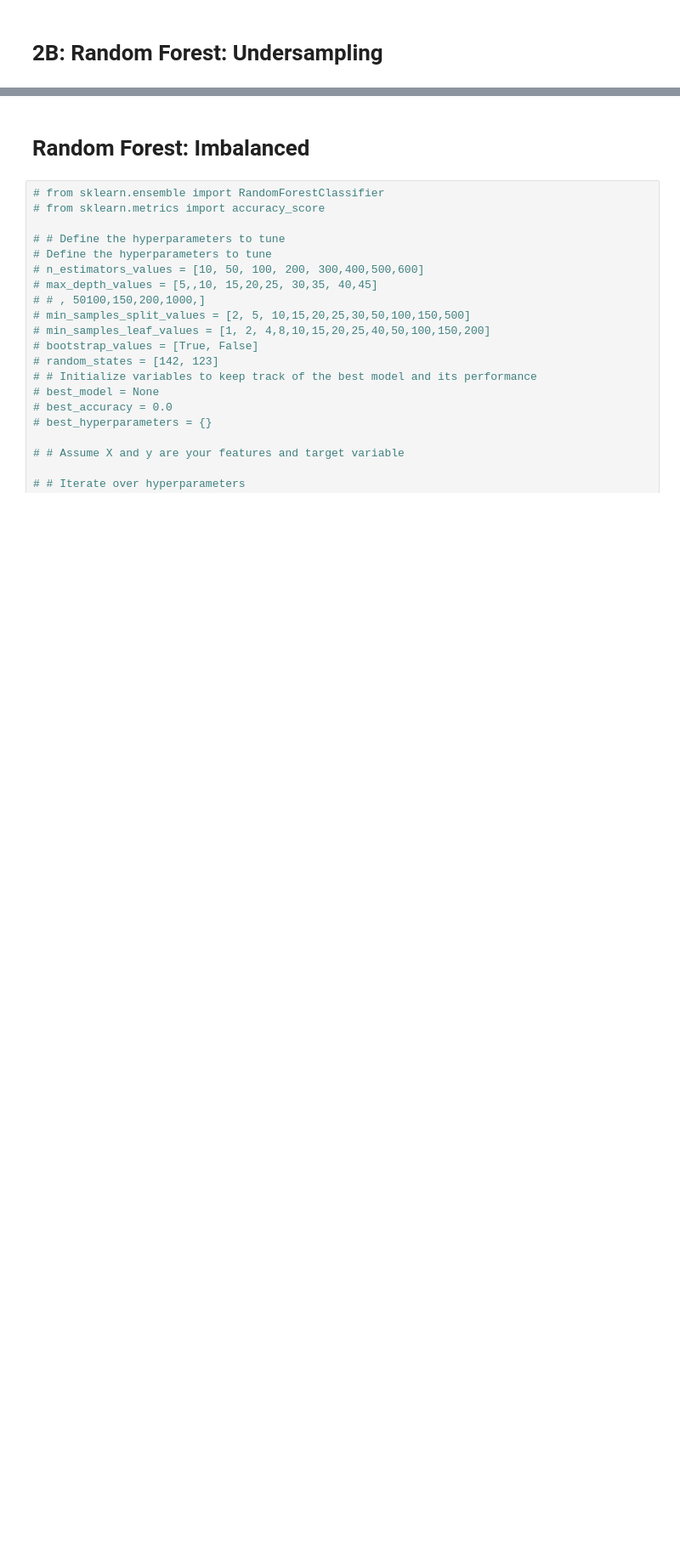
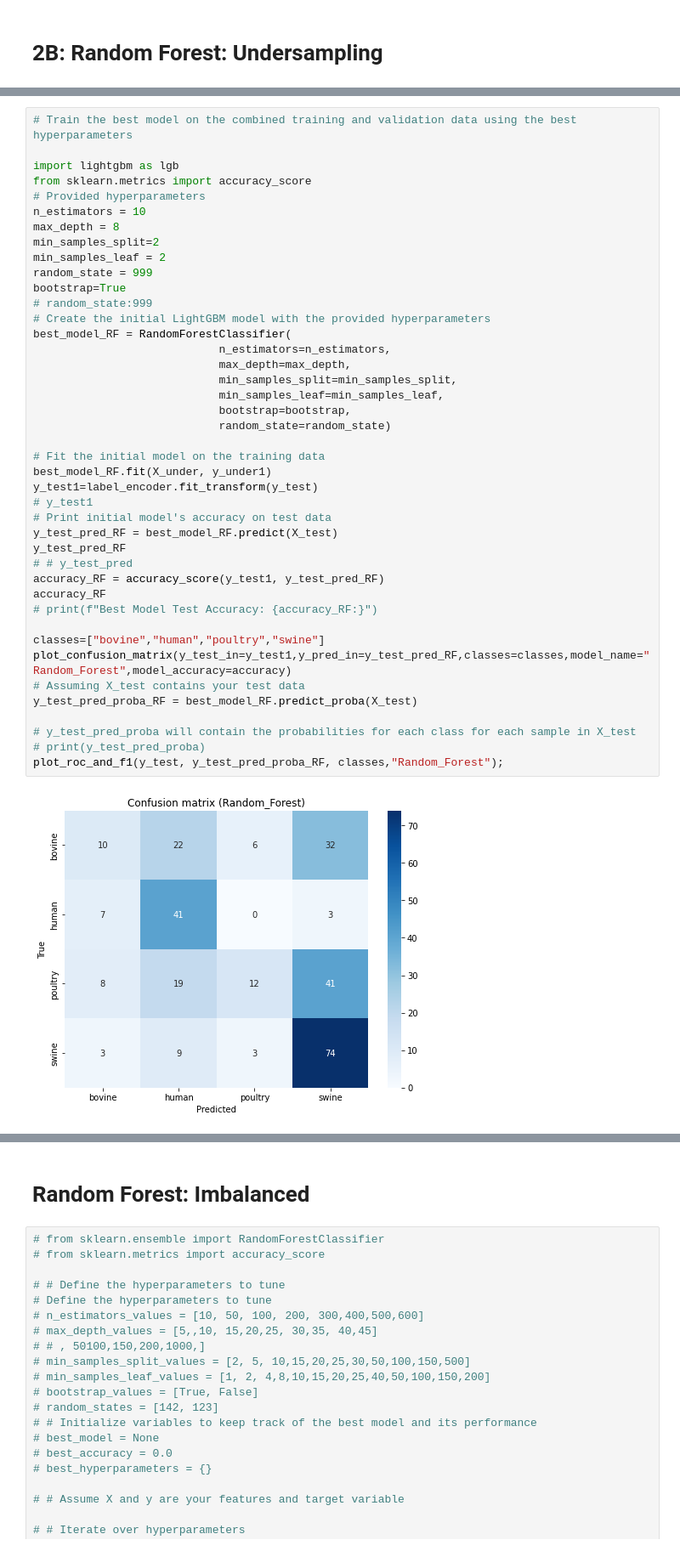
Before and after one commit to omicscodeathon/salmonellaml, a Jupyter notebook: notebooks/Hyperparameter_Tuning_machine_learning_3.ipynb, the cells around one changed output, grey strips where cells are left out. Shown: that part at 85% size. Drawn from its saved outputs; the diff is of its cells as text; blank space fills up the shorter version.

```diff
--- a/notebooks/Hyperparameter_Tuning_machine_learning_3.ipynb
+++ b/notebooks/Hyperparameter_Tuning_machine_learning_3.ipynb
@@ -918,0 +908,44 @@ plot_roc_precision_recall_f1(y_test, y_test_pred_proba, classes, "logistic_regre
+# %%
+# Train the best model on the combined training and validation data using the best hyperparameters
+
+import lightgbm as lgb
+from sklearn.metrics import accuracy_score
+# Provided hyperparameters
+n_estimators = 10
+max_depth = 8
+min_samples_split=2
+min_samples_leaf = 2
+random_state = 999
+bootstrap=True
+# random_state:999
+# Create the initial LightGBM model with the provided hyperparameters
+best_model_RF = RandomForestClassifier(
+                            n_estimators=n_estimators,
+                            max_depth=max_depth,
+                            min_samples_split=min_samples_split,
+                            min_samples_leaf=min_samples_leaf,
+                            bootstrap=bootstrap,
+                            random_state=random_state)
+
+# Fit the initial model on the training data
+best_model_RF.fit(X_under, y_under1)
+y_test1=label_encoder.fit_transform(y_test)
+# y_test1
+# Print initial model's accuracy on test data
+y_test_pred_RF = best_model_RF.predict(X_test)
+y_test_pred_RF
+# # y_test_pred
+accuracy_RF = accuracy_score(y_test1, y_test_pred_RF)
+accuracy_RF
+# print(f"Best Model Test Accuracy: {accuracy_RF:}")
+
+classes=["bovine","human","poultry","swine"]
+plot_confusion_matrix(y_test_in=y_test1,y_pred_in=y_test_pred_RF,classes=classes,model_name="Random_Forest",model_accuracy=accuracy)
+# Assuming X_test contains your test data
+y_test_pred_proba_RF = best_model_RF.predict_proba(X_test)
+
+# y_test_pred_proba will contain the probabilities for each class for each sample in X_test
+# print(y_test_pred_proba)
+plot_roc_and_f1(y_test, y_test_pred_proba_RF, classes,"Random_Forest");
+# %% [output]
+[figure, added]
```
Also changed, not shown: parts of 24 cells of this notebook, 3 other files.
